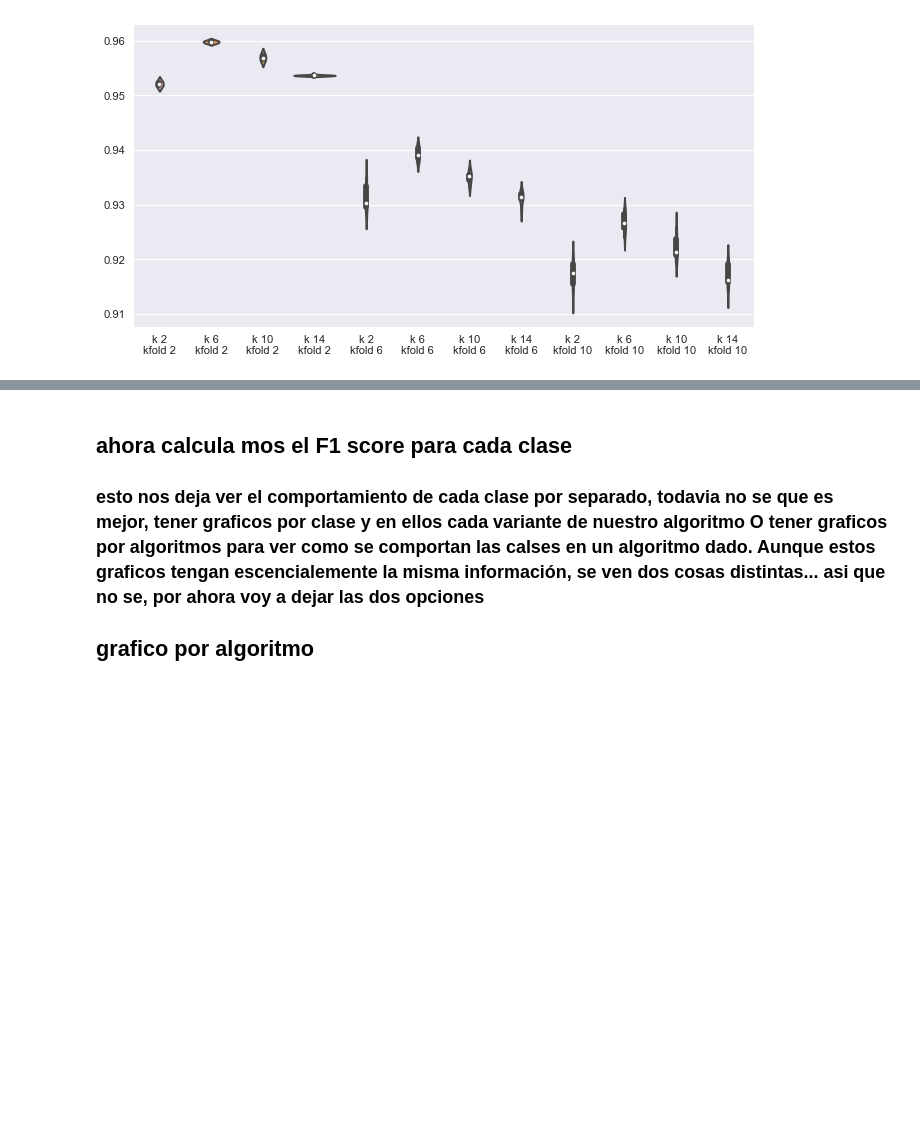
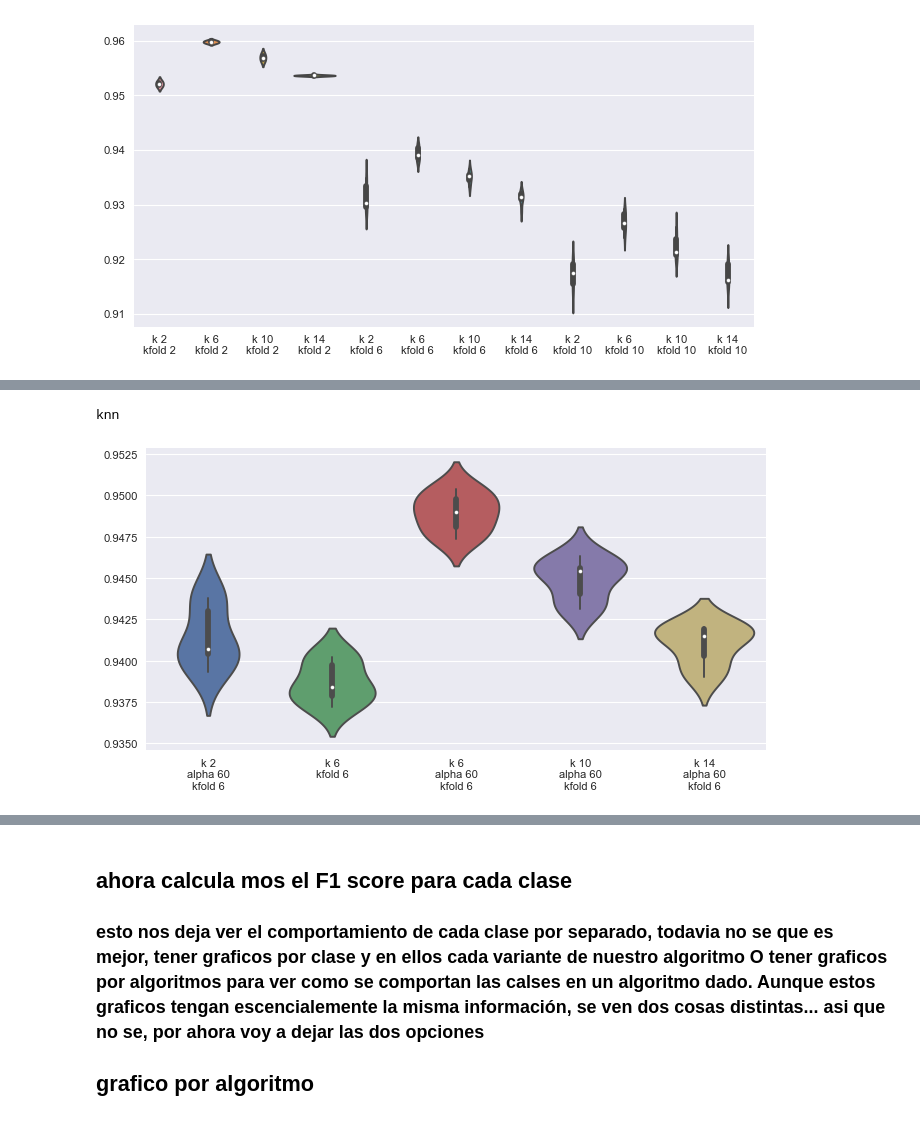
Before and after one commit to hggomez/metNum_tp2, a Jupyter notebook: Graficos/Analizador.ipynb, the cells around one changed output, grey strips where cells are left out. Cells and saved outputs as stored; diff of their text form; code cells hidden in the pictures; blank space fills up the shorter version.

```diff
--- a/Graficos/Analizador.ipynb
+++ b/Graficos/Analizador.ipynb
@@ -420,0 +481,24 @@ kfold
+# %%
+#nombres_pca, lista_metodos_pca
+#nombres, lista_metodos
+nombres_preselec = []
+lista_metodos_preselec = []
+for i in range(len(nombres)):
+    if(nombres[i][1] == 'k 6'):
+        nombres_preselec.append(nombres[i])
+        lista_metodos_preselec.append(lista_metodos[i])
+
+
+for i in range(len(nombres_pca)):
+    if(nombres_pca[i][2] == 'alpha 60'):
+        nombres_preselec.append(nombres_pca[i])
+        lista_metodos_preselec.append(lista_metodos_pca[i])
+##falta lo de nico
+# %%
+ac = accuracy_metodos(nombres_preselec, lista_metodos_preselec)
+ac = ac[ac.kfold == 6]
+print("knn")
+graficar_orden_knn(ac)
+# %% [output]
+knn
+[figure, added]
```
Also changed, not shown: parts of 13 cells of this notebook, 1 other file.
